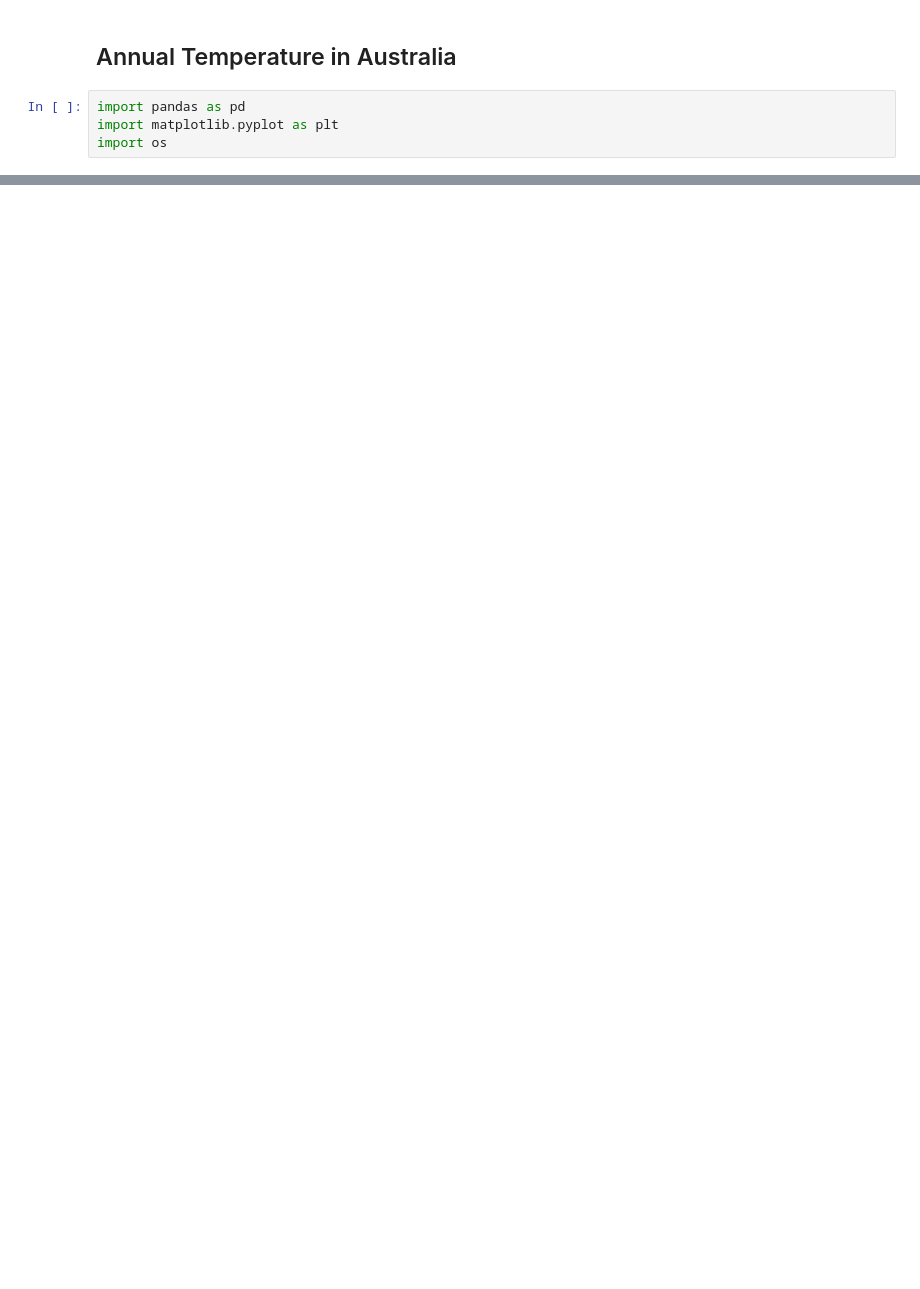
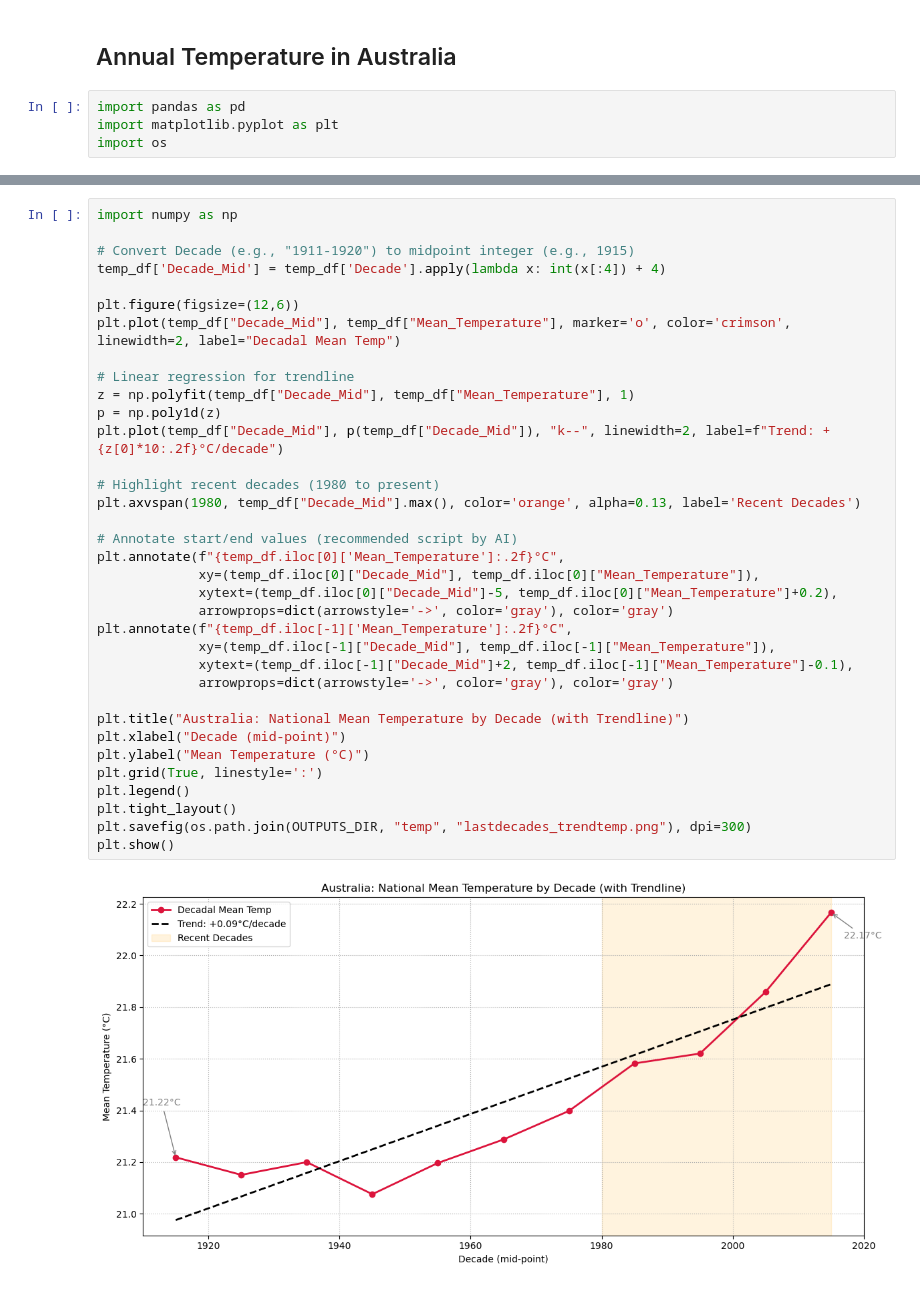
Before and after one commit to rogerespinosamorros/WeatherPredictionAustralia, a Jupyter notebook: notebooks/01AnnualTemperature.ipynb, the cells around one changed output, grey strips where cells are left out. Saved outputs shown, nothing was run; the diff lists cells and outputs as text; blank space fills up the shorter version.

```diff
--- a/notebooks/01AnnualTemperature.ipynb
+++ b/notebooks/01AnnualTemperature.ipynb
@@ -80,0 +63,37 @@ plt.show()
+# %%
+import numpy as np
+
+# Convert Decade (e.g., "1911-1920") to midpoint integer (e.g., 1915)
+temp_df['Decade_Mid'] = temp_df['Decade'].apply(lambda x: int(x[:4]) + 4)
+
+plt.figure(figsize=(12,6))
+plt.plot(temp_df["Decade_Mid"], temp_df["Mean_Temperature"], marker='o', color='crimson', linewidth=2, label="Decadal Mean Temp")
+
+# Linear regression for trendline
+z = np.polyfit(temp_df["Decade_Mid"], temp_df["Mean_Temperature"], 1)
+p = np.poly1d(z)
+plt.plot(temp_df["Decade_Mid"], p(temp_df["Decade_Mid"]), "k--", linewidth=2, label=f"Trend: +{z[0]*10:.2f}°C/decade")
+
+# Highlight recent decades (1980 to present)
+plt.axvspan(1980, temp_df["Decade_Mid"].max(), color='orange', alpha=0.13, label='Recent Decades')
+
+# Annotate start/end values (recommended script by AI)
+plt.annotate(f"{temp_df.iloc[0]['Mean_Temperature']:.2f}°C",
+             xy=(temp_df.iloc[0]["Decade_Mid"], temp_df.iloc[0]["Mean_Temperature"]),
+             xytext=(temp_df.iloc[0]["Decade_Mid"]-5, temp_df.iloc[0]["Mean_Temperature"]+0.2),
+             arrowprops=dict(arrowstyle='->', color='gray'), color='gray')
+plt.annotate(f"{temp_df.iloc[-1]['Mean_Temperature']:.2f}°C",
+             xy=(temp_df.iloc[-1]["Decade_Mid"], temp_df.iloc[-1]["Mean_Temperature"]),
+             xytext=(temp_df.iloc[-1]["Decade_Mid"]+2, temp_df.iloc[-1]["Mean_Temperature"]-0.1),
+             arrowprops=dict(arrowstyle='->', color='gray'), color='gray')
+
+plt.title("Australia: National Mean Temperature by Decade (with Trendline)")
+plt.xlabel("Decade (mid-point)")
+plt.ylabel("Mean Temperature (°C)")
+plt.grid(True, linestyle=':')
+plt.legend()
+plt.tight_layout()
+plt.savefig(os.path.join(OUTPUTS_DIR, "temp", "lastdecades_trendtemp.png"), dpi=300)
+plt.show()
+# %% [output]
+[figure, added]
```
Also changed, not shown: parts of 9 cells of this notebook, 6 other files.
